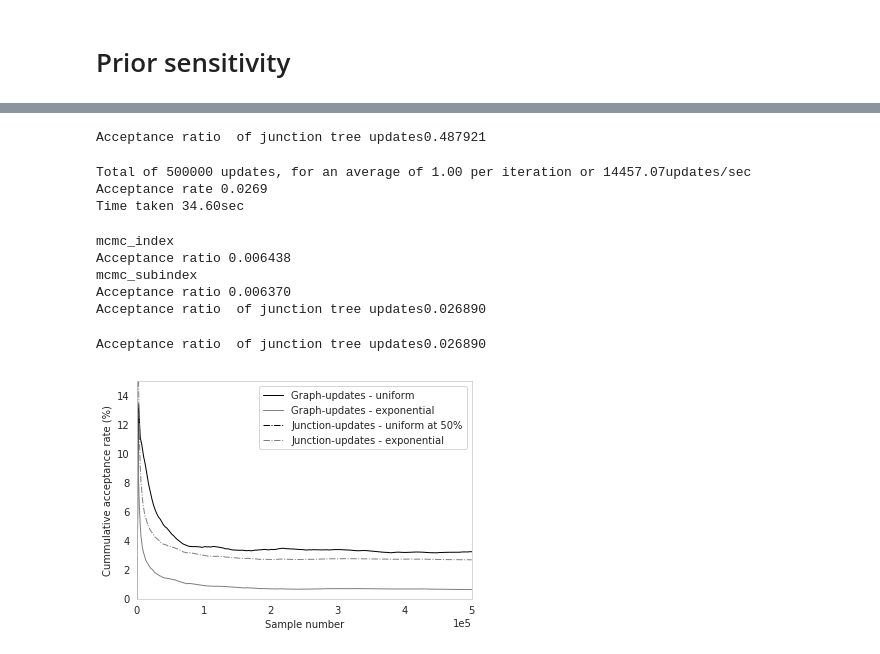
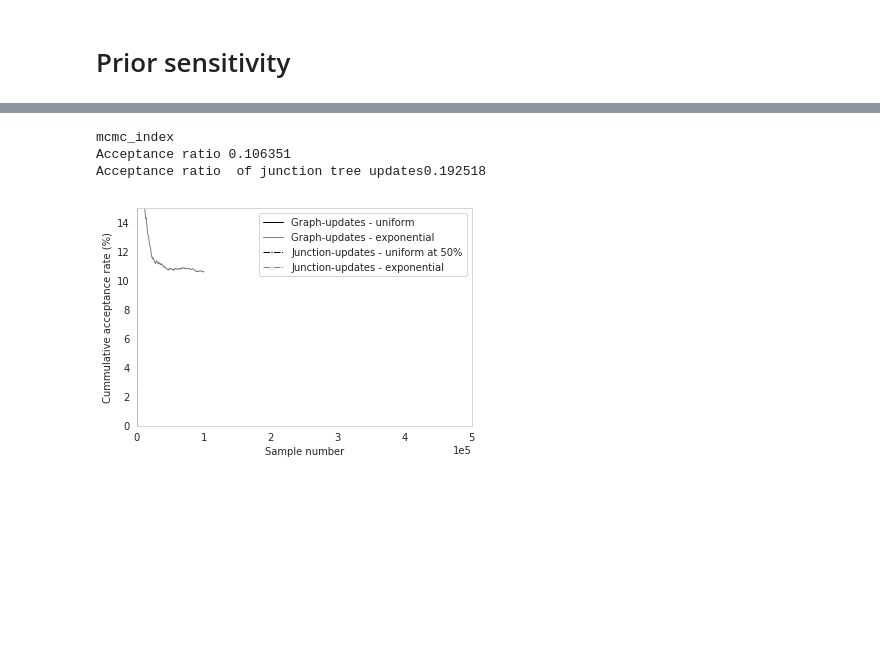
Before and after one commit to melmasri/parallelDG, a Jupyter notebook: examples/Gaussian graphical model - AR.ipynb, the cells around one changed output, grey strips where cells are left out. Cells and saved outputs as stored; diff of their text form; code cells hidden in the pictures; blank space fills up the shorter version.

Commit message:
prior analysis;

```diff
--- a/examples/Gaussian graphical model - AR.ipynb
+++ b/examples/Gaussian graphical model - AR.ipynb
@@ -421,12 +425,12 @@ dt_single['likelihood_exp'] = np.exp(dt_single['likelihood'])
 # %% [markdown]
 # Prior sensitivity
 # %%
-n_samples = 500000
+n_samples = 100000
 randomize  = 100
 graph_prior = ['uniform']
 delta = 5.0
 burnin = 200000
-seed = 5
+seed = 0
 # %%
 tic = time.time()
 traj = pdg.sample_trajectory_ggm(dataframe=ar_df,
@@ -435,7 +439,7 @@ traj = pdg.sample_trajectory_ggm(dataframe=ar_df,
                                  graph_prior = graph_prior,
                                  delta = delta,
                                  seed = seed,
-                                parallel=True)
+                                parallel=False)
 toc = time.time()
 print('Time taken {:.2f}sec'.format(toc-tic))
 # %% [output]
@@ -465,0 +466,11 @@ IndexError: list assignment index out of range
+# %%
+tic = time.time()
+traj_tight_prior = pdg.sample_trajectory_ggm(dataframe=ar_df,
+                                 n_samples=n_samples,
+                                 randomize=randomize,
+                                 graph_prior = ['mbc', 2.0, 4.0],
+                                 delta = delta,
+                                 seed = seed,
+                                 parallel=False)
+toc = time.time()
+print('Time taken {:.2f}sec'.format(toc-tic))
@@ -466,72 +481,41 @@ IndexError: list assignment index out of range
 # %%
-up = [0] * (traj.n_updates+1)
-for x in traj.jt_updates:
+## by mcmc index and subindex
+## of the graph
+traj_tight_prior.graph_updates = None
+traj_tight_prior.set_graph_trajectories(index_type = 'mcmc_index')
+acc_mcmc_index_prior = aux.acceptance_ratio(traj_tight_prior.trajectory)
+## of the juncion tree
+up = [0] * (traj_tight_prior.n_updates+1)
+for x in traj_tight_prior.jt_updates:
     up[x[1]] = 1
-acc_jt_mcmc_subindex = np.mean(up, dtype=float), np.cumsum(up, dtype=float)/(np.array(range(len(up))) + 1.0)
-print('Acceptance ratio  of junction tree updates{:2f}'.format(acc_jt_mcmc_subindex[0]))
+acc_jt_mcmc_subindex_prior = np.mean(up, dtype=float), np.cumsum(up, dtype=float)/(np.array(range(len(up))) + 1.0)
+print('Acceptance ratio  of junction tree updates{:2f}'.format(acc_jt_mcmc_subindex_prior[0]))
 # %% [output]
-Acceptance ratio  of junction tree updates0.487921
+mcmc_index
+Acceptance ratio 0.106351
+Acceptance ratio  of junction tree updates0.192518
-# %%
-tic = time.time()
-traj_tight_prior = pdg.sample_trajectory_ggm(dataframe=ar_df,
-                                 n_samples=n_samples,
-                                 randomize=randomize,
-                                 graph_prior = ['mbc', 2.0, 4.0],
-                                 delta = delta,
-                                 seed = seed)
-toc = time.time()
-print('Time taken {:.2f}sec'.format(toc-tic))
-# %% [output]
-Total of 500000 updates, for an average of 1.00 per iteration or 14457.07updates/sec
-Acceptance rate 0.0269
-Time taken 34.60sec
-# %%
-## by mcmc index and subindex
-## of the graph
-traj_tight_prior.graph_updates = None
-traj_tight_prior.set_graph_trajectories(index_type = 'mcmc_index')
-acc_mcmc_index_prior = aux.acceptance_ratio(traj_tight_prior.trajectory)
-traj_tight_prior.graph_updates = None
-traj_tight_prior.set_graph_trajectories(index_type = 'mcmc_subindex')
-acc_mcmc_subindex_prior = aux.acceptance_ratio(traj_tight_prior.trajectory)
-## of the juncion tree
-up = [0] * (traj_tight_prior.n_updates+1)
-for x in traj_tight_prior.jt_updates:
-    up[x[1]] = 1
-acc_jt_mcmc_subindex_prior = np.mean(up, dtype=float), np.cumsum(up, dtype=float)/(np.array(range(len(up))) + 1.0)
-print('Acceptance ratio  of junction tree updates{:2f}'.format(acc_jt_mcmc_subindex_prior[0]))
-# %% [output]
-mcmc_index
-Acceptance ratio 0.006438
-mcmc_subindex
-Acceptance ratio 0.006370
-Acceptance ratio  of junction tree updates0.026890
-# %%
-print('Acceptance ratio  of junction tree updates{:2f}'.format(acc_jt_mcmc_subindex_prior[0]))
-# %% [output]
-Acceptance ratio  of junction tree updates0.026890
 # %%
 ## Plotting joint acceptance ratio
-x, y = smooth(None, acc_mcmc_subindex[1]  * 100)
+x, y = smooth(None, acc_mcmc_index[1]  * 100)
 xt, t = smooth(None, acc_jt_mcmc_subindex[1] * 100)
-xz, z = smooth(None, acc_mcmc_subindex_prior[1] * 100)
+xz, z = smooth(None, acc_mcmc_index_prior[1] * 100)
 xi, i = smooth(None, acc_jt_mcmc_subindex_prior[1] * 100)
 
 lw = 1
 ax = plt.plot(x, y, color='black', label='Graph-updates - uniform',lw = lw)
 plt.plot(xz, z, color='grey',label='Graph-updates - exponential', lw=lw)
 plt.plot(xt, t, color='black', label='Junction-updates - uniform at 50%', ls='-.', lw = lw)
 plt.plot(xi, i, color='grey', label='Junction-updates - exponential', ls = '-.',lw=lw)
 plt.ylim((0, 15))
 plt.xlim((0, 5e5))
 plt.legend()
 plt.xlabel('Sample number')
 plt.ylabel('Cummulative acceptance rate (%)')
 plt.ticklabel_format(axis="x", style="sci", scilimits=(0,0))
 plt.grid(False)
 save_location('ggm_acceptance_uniform_mbc')
 # %% [output]
-[figure, old version]
+[figure, new version]
 # %%
 import pandas as pd
 
```
Also changed, not shown: parts of 8 cells of this notebook.
